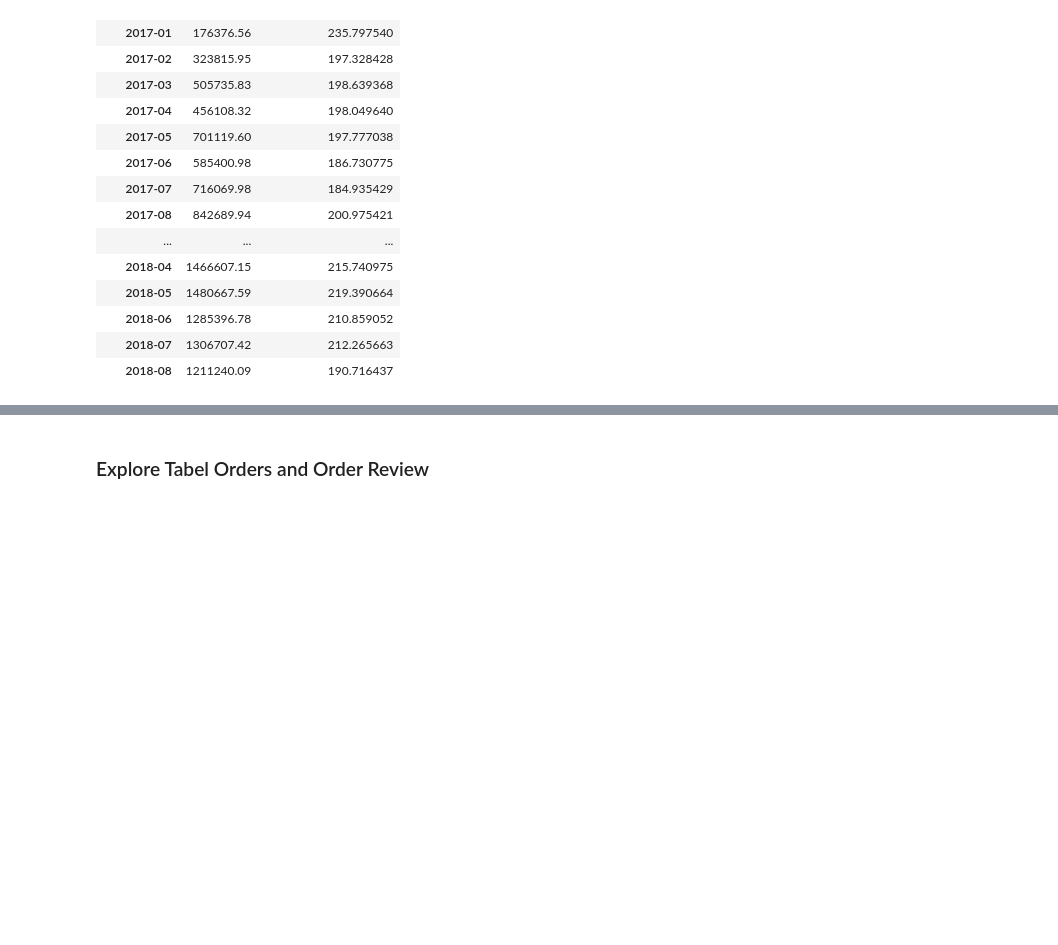
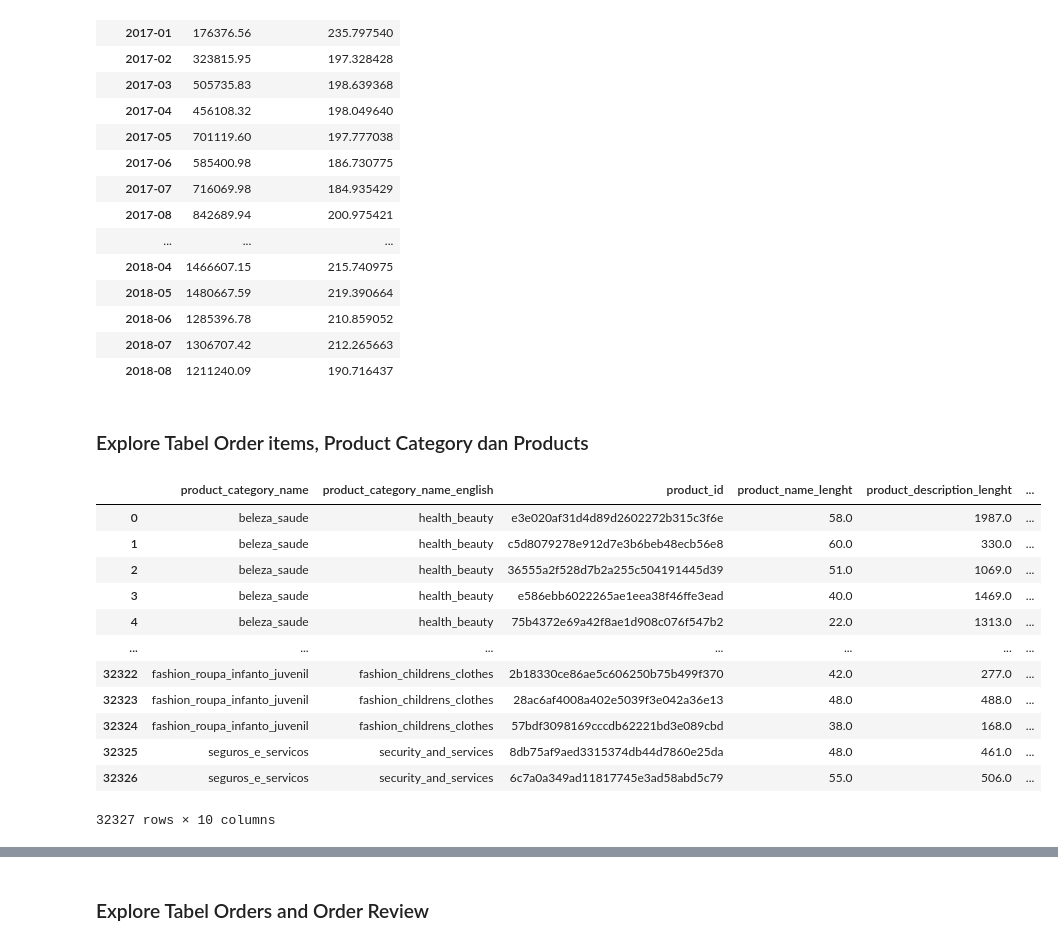
Before and after one commit to ralik45/E-Commerce-Analysis, a Jupyter notebook: Submission.ipynb, the cells around one changed output, grey strips where cells are left out. Cells and saved outputs as stored; diff of their text form; code cells hidden in the pictures; blank space fills up the shorter version.

```diff
--- a/Submission.ipynb
+++ b/Submission.ipynb
@@ -1127,3 +1128,29 @@ pivot_table
 | 2018-08 | 1211240.09 | 190.716437 |
 # %%
 orders_items_payments.to_csv('orders_items_payments.csv', index=False)
+# %% [markdown]
+### Explore Tabel Order items, Product Category dan Products
+# %%
+Products_category_df = pd.merge(
+    left = product_category_df,
+    right = products_df,
+    how = 'left',
+    left_on = 'product_category_name',
+    right_on = 'product_category_name'
+)
+
+Products_category_df
+# %% [output]
+|  | product_category_name | product_category_name_english | product_id | product_name_lenght | product_description_lenght | ... |
+| 0 | beleza_saude | health_beauty | e3e020af31d4d89d2602272b315c3f6e | 58.0 | 1987.0 | ... |
+| 1 | beleza_saude | health_beauty | c5d8079278e912d7e3b6beb48ecb56e8 | 60.0 | 330.0 | ... |
+| 2 | beleza_saude | health_beauty | 36555a2f528d7b2a255c504191445d39 | 51.0 | 1069.0 | ... |
+| 3 | beleza_saude | health_beauty | e586ebb6022265ae1eea38f46ffe3ead | 40.0 | 1469.0 | ... |
+| 4 | beleza_saude | health_beauty | 75b4372e69a42f8ae1d908c076f547b2 | 22.0 | 1313.0 | ... |
+| ... | ... | ... | ... | ... | ... | ... |
+| 32322 | fashion_roupa_infanto_juvenil | fashion_childrens_clothes | 2b18330ce86ae5c606250b75b499f370 | 42.0 | 277.0 | ... |
+| 32323 | fashion_roupa_infanto_juvenil | fashion_childrens_clothes | 28ac6af4008a402e5039f3e042a36e13 | 48.0 | 488.0 | ... |
+| 32324 | fashion_roupa_infanto_juvenil | fashion_childrens_clothes | 57bdf3098169cccdb62221bd3e089cbd | 38.0 | 168.0 | ... |
+| 32325 | seguros_e_servicos | security_and_services | 8db75af9aed3315374db44d7860e25da | 48.0 | 461.0 | ... |
+| 32326 | seguros_e_servicos | security_and_services | 6c7a0a349ad11817745e3ad58abd5c79 | 55.0 | 506.0 | ... |
+32327 rows × 10 columns
```
Also changed, not shown: parts of 16 cells of this notebook.
